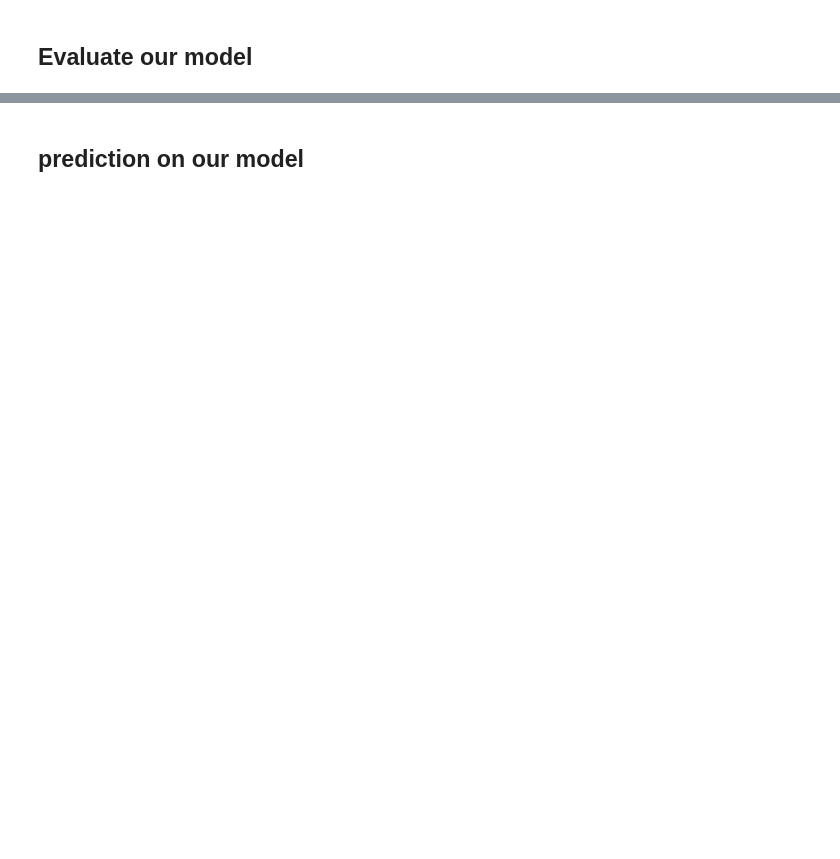
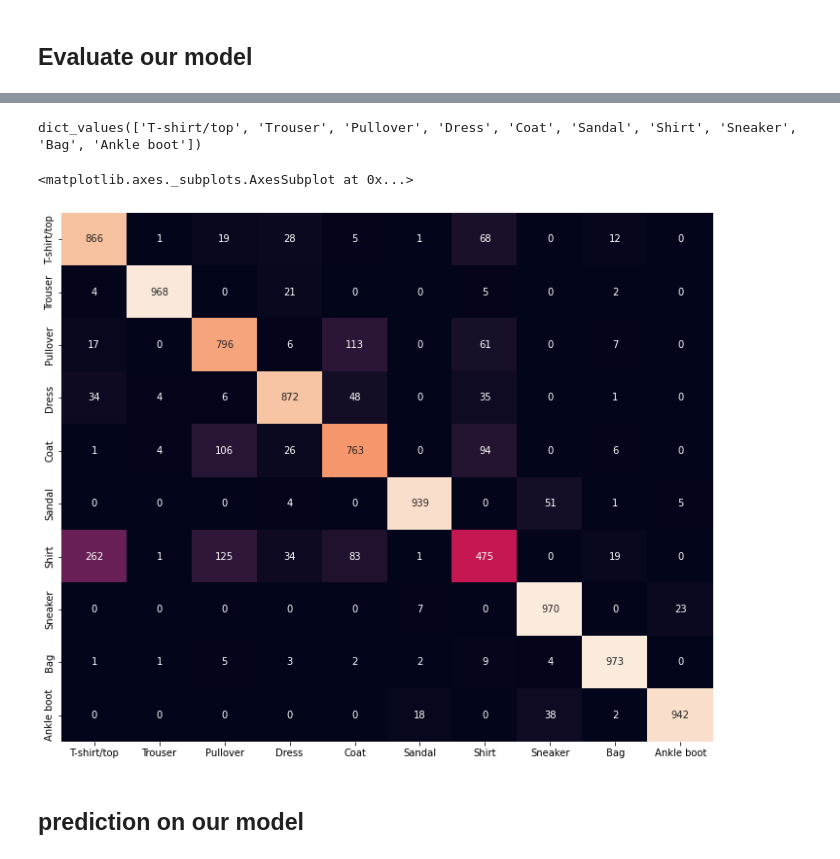
Before and after one commit to JaganRaja/datascience_pytorch-CNN, a Jupyter notebook: research_env/demo_pytorch_CNN.ipynb, the cells around one changed output, grey strips where cells are left out. Saved outputs shown, nothing was run; the diff lists cells and outputs as text; code cells hidden in the pictures; blank space fills up the shorter version.

Commit message:
updated notebook with training and prediction

```diff
--- a/research_env/demo_pytorch_CNN.ipynb
+++ b/research_env/demo_pytorch_CNN.ipynb
@@ -392,0 +404,25 @@ Total parameters: {'trainable': 45226, 'non_trainable': 0}
+# %%
+for epoch in range(config.EPOCH):
+  with tqdm(train_data_loader) as tqdm_epoch:
+    for images, labels in tqdm_epoch:
+      tqdm_epoch.set_description(f"Epoch {epoch + 1}/{config.EPOCH}")
+
+      # we will be getting images batch by batch
+      # put the images on device
+      # eventhough if we have CUDA setup, we need to mention the below lines to use CUDA, else it will use CPU
+      images = images.to(config.DEVICE)
+      labels = labels.to(config.DEVICE)
+
+      # forward pass
+      outputs = model(images)
+      loss = criterion(outputs, labels) # passing the prediction and target to find loss
+
+      # backward propogation
+      optimizer.zero_grad() # past gradient.... making the past gradient to zero
+      loss.backward()  #calculate the gradients
+      # update the gradients(update the weight and bias).. ex: W(new) = W(old) - learningrate*(de/dw)
+      optimizer.step() # weights updated
+
+      # loss -> tensor outcome
+      # loss.item() -> numerical value
+      tqdm_epoch.set_postfix(loss=loss.item())
@@ -393,2 +439,16 @@ Total parameters: {'trainable': 45226, 'non_trainable': 0}
 # %% [markdown]
 ## Evaluate our model
+# %%
+pred = np.array([])
+target = np.array([])
+
+with torch.no_grad(): # no_grad -> we are NOT going to update anything, when we are doing prediction/evaluationg the model.
+                      # we dont want to update any gradient
+  for batch, data in enumerate(test_data_loader):
+    images = data[0].to(config.DEVICE)
+    labels = data[1].to(config.DEVICE)
+
+    y_pred = model(images)
+
+    pred = np.concatenate((pred, torch.argmax(y_pred, 1).cpu().numpy()))
+    target = np.concatenate((target, labels.cpu().numpy()))
@@ -394,0 +463,3 @@ Total parameters: {'trainable': 45226, 'non_trainable': 0}
+# %%
+cm = confusion_matrix(target, pred)
+cm
@@ -395,2 +477,12 @@ Total parameters: {'trainable': 45226, 'non_trainable': 0}
+# %%
+label_map.values()
+# %% [output]
+dict_values(['T-shirt/top', 'Trouser', 'Pullover', 'Dress', 'Coat', 'Sandal', 'Shirt', 'Sneaker', 'Bag', 'Ankle boot'])
+# %%
+plt.figure(figsize=(12,10))
+sns.heatmap(cm, annot=True, fmt='d', xticklabels=label_map.values() , yticklabels=label_map.values(), cbar=False)
+# %% [output]
+<matplotlib.axes._subplots.AxesSubplot at 0x...>
+[figure, added]
 # %% [markdown]
 ## prediction on our model
```
Also changed, not shown: parts of 32 cells of this notebook.
